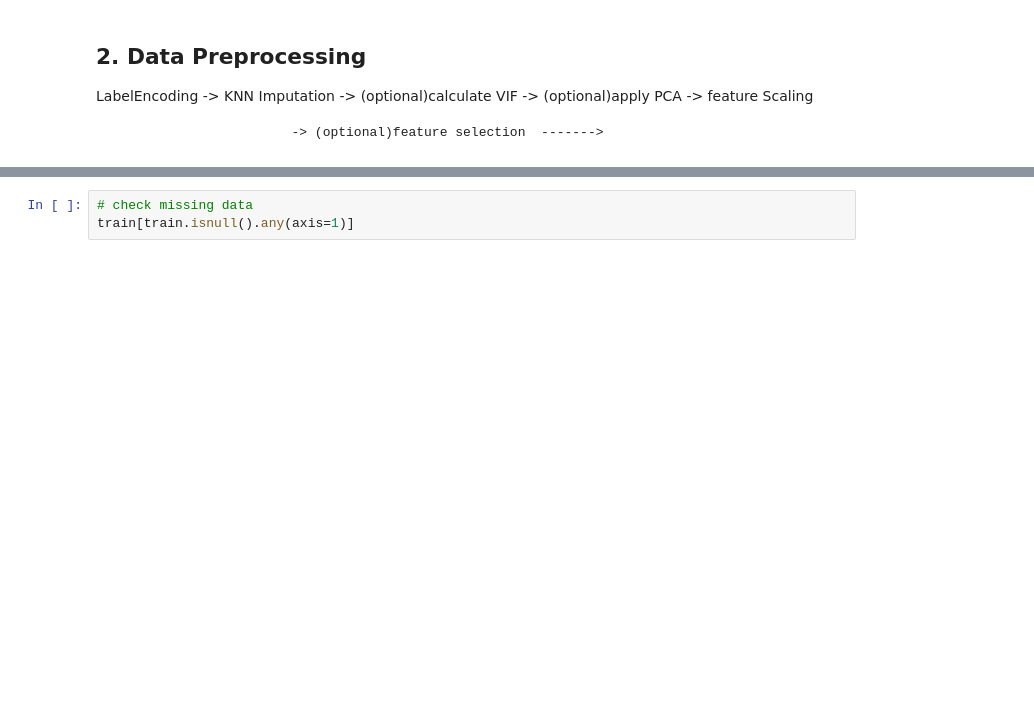
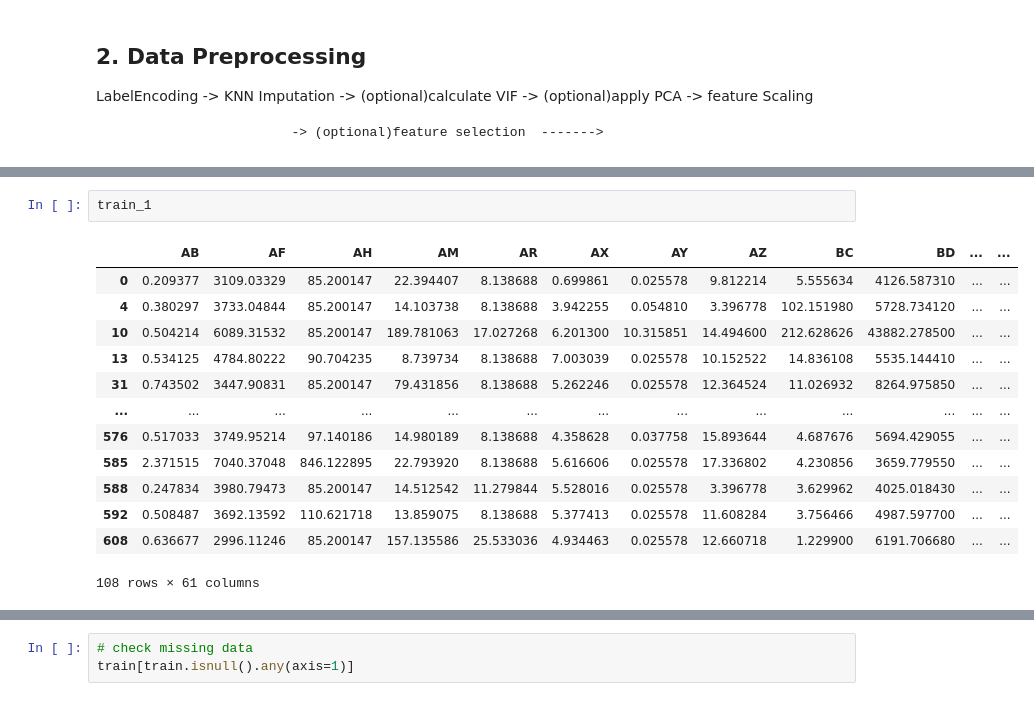
Before and after one commit to jasonheesanglee/Competitions, a Jupyter notebook: Kaggle_ICR/icr-identify-age-related-conditions/0623-bk-ydbase.ipynb, the cells around one changed output, grey strips where cells are left out. Drawn from its saved outputs; the diff is of its cells as text; blank space fills up the shorter version.

```diff
--- a/Kaggle_ICR/icr-identify-age-related-conditions/0623-bk-ydbase.ipynb
+++ b/Kaggle_ICR/icr-identify-age-related-conditions/0623-bk-ydbase.ipynb
@@ -157,0 +233,16 @@ train
+# %%
+train_1
+# %% [output]
+|  | AB | AF | AH | AM | AR | AX | AY | AZ | BC | BD | ... | ... |
+| 0 | 0.209377 | 3109.03329 | 85.200147 | 22.394407 | 8.138688 | 0.699861 | 0.025578 | 9.812214 | 5.555634 | 4126.587310 | ... | ... |
+| 4 | 0.380297 | 3733.04844 | 85.200147 | 14.103738 | 8.138688 | 3.942255 | 0.054810 | 3.396778 | 102.151980 | 5728.734120 | ... | ... |
+| 10 | 0.504214 | 6089.31532 | 85.200147 | 189.781063 | 17.027268 | 6.201300 | 10.315851 | 14.494600 | 212.628626 | 43882.278500 | ... | ... |
+| 13 | 0.534125 | 4784.80222 | 90.704235 | 8.739734 | 8.138688 | 7.003039 | 0.025578 | 10.152522 | 14.836108 | 5535.144410 | ... | ... |
+| 31 | 0.743502 | 3447.90831 | 85.200147 | 79.431856 | 8.138688 | 5.262246 | 0.025578 | 12.364524 | 11.026932 | 8264.975850 | ... | ... |
+| ... | ... | ... | ... | ... | ... | ... | ... | ... | ... | ... | ... | ... |
+| 576 | 0.517033 | 3749.95214 | 97.140186 | 14.980189 | 8.138688 | 4.358628 | 0.037758 | 15.893644 | 4.687676 | 5694.429055 | ... | ... |
+| 585 | 2.371515 | 7040.37048 | 846.122895 | 22.793920 | 8.138688 | 5.616606 | 0.025578 | 17.336802 | 4.230856 | 3659.779550 | ... | ... |
+| 588 | 0.247834 | 3980.79473 | 85.200147 | 14.512542 | 11.279844 | 5.528016 | 0.025578 | 3.396778 | 3.629962 | 4025.018430 | ... | ... |
+| 592 | 0.508487 | 3692.13592 | 110.621718 | 13.859075 | 8.138688 | 5.377413 | 0.025578 | 11.608284 | 3.756466 | 4987.597700 | ... | ... |
+| 608 | 0.636677 | 2996.11246 | 85.200147 | 157.135586 | 25.533036 | 4.934463 | 0.025578 | 12.660718 | 1.229900 | 6191.706680 | ... | ... |
+108 rows × 61 columns
```
Also changed, not shown: parts of 11 cells of this notebook.
